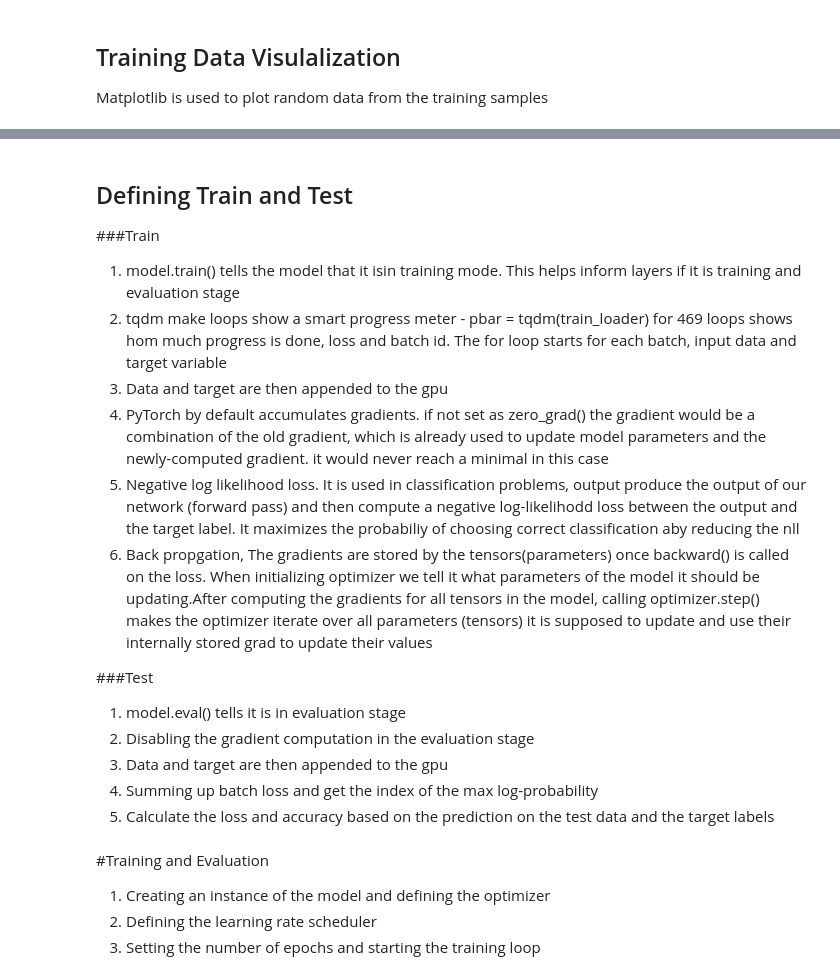
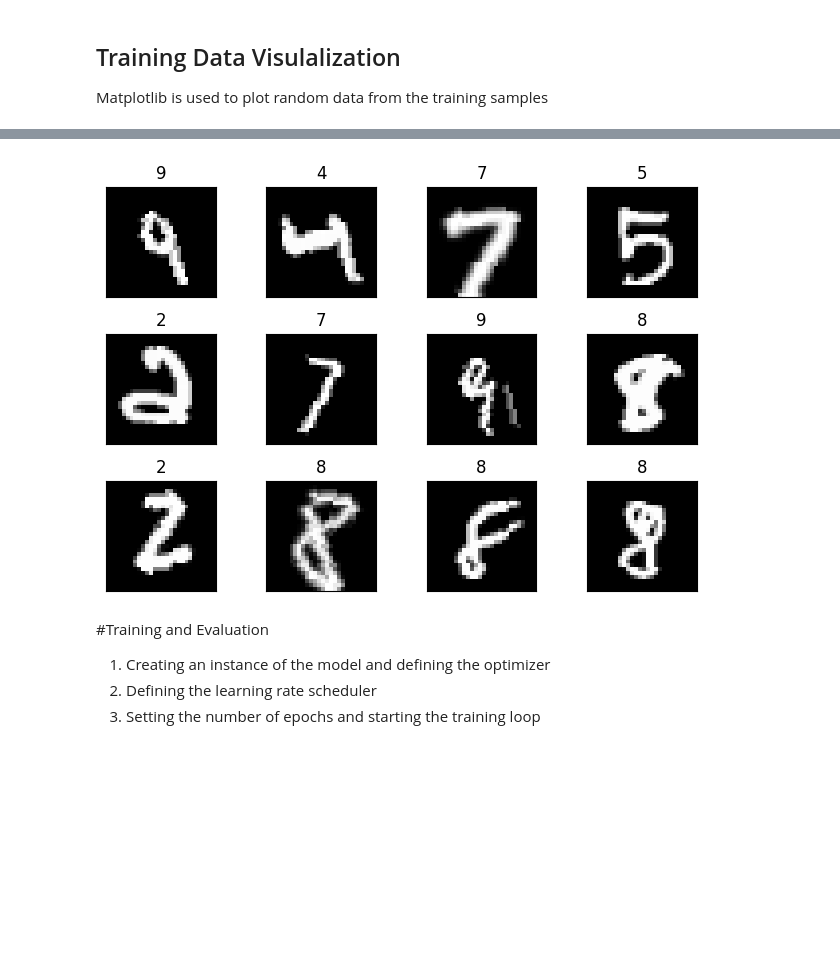
Before and after one commit to prarthanats/ERA, a Jupyter notebook: S5_Assignment/MNIST_Handwritten_Digit_Classification_using_Convolution_Neural_Network__S5.ipynb, the cells around one changed output, grey strips where cells are left out. Drawn from its saved outputs; the diff is of its cells as text; code cells hidden in the pictures; blank space fills up the shorter version.

```diff
--- a/S5_Assignment/MNIST_Handwritten_Digit_Classification_using_Convolution_Neural_Network__S5.ipynb
+++ b/S5_Assignment/MNIST_Handwritten_Digit_Classification_using_Convolution_Neural_Network__S5.ipynb
@@ -30,21 +32,8 @@ The testing data are used to check the model's performance on data. For this nos
 
 The model is trained on MNIST data and the data normalization needs to be done to the mean and standard deviation of the images to what the network expects. Mean Pixel value is 33.79122543334961, and Standard deviation is 79.17247009277344 and when scaled it is 0.1325146108865738 and 0.3104802668094635 respectively.
 # %%
-train_transforms = transforms.Compose([
-    transforms.RandomApply([transforms.CenterCrop(22), ], p=0.1),
-    transforms.Resize((28, 28)),
-    transforms.RandomRotation((-15., 15.), fill=0),
-    transforms.ToTensor(),
-    transforms.Normalize((0.1307,), (0.3081,)),
-    ])
-
-test_transforms = transforms.Compose([
-    transforms.ToTensor(),
-    transforms.Normalize((0.1307,), (0.3081,))
-    ])
-
-train_data = datasets.MNIST('../data', train=True, download=True, transform=train_transforms)
-test_data = datasets.MNIST('../data', train=False, download=True, transform=test_transforms)
+train_data, train_loader = get_trainloader()
+test_data, test_loader = get_testloader()
 
 print(train_data.data.size())
 print(train_data.targets.size())
@@ -84,10 +81,3 @@ Scaled Pixel Values Std: 0.3104802668094635
-# %%
-batch_size = 512
-
-kwargs = {'batch_size': batch_size, 'shuffle': True, 'num_workers': 2, 'pin_memory': True}
-
-test_loader = torch.utils.data.DataLoader(test_data, **kwargs)
-train_loader = torch.utils.data.DataLoader(train_data, **kwargs)
 # %% [markdown]
 ## Training Data Visulalization
 
@@ -140,17 +84,0 @@ class Net(nn.Module):
-# %% [markdown]
-## Defining Train and Test
-
-###Train
-1. model.train() tells the model that it isin training mode. This helps inform layers if it is training and evaluation stage
-2. tqdm  make  loops show a smart progress meter - pbar = tqdm(train_loader) for 469 loops shows hom much progress is done, loss and batch id. The for loop starts for each batch, input data and target variable
-3. Data and target are then appended to the gpu
-4. PyTorch by default accumulates gradients. if not set as zero_grad() the gradient would be a combination of the old gradient, which is already used to update model parameters and the newly-computed gradient. it would never reach a minimal in this case
-5. Negative log likelihood loss. It is used in classification problems, output produce the output of our network (forward pass) and then compute a negative log-likelihodd loss between the output and the target label. It maximizes the probabiliy of choosing correct classification aby reducing the nll
-6. Back propgation, The gradients are stored by the tensors(parameters)  once backward() is called on the loss. When initializing optimizer we tell it what parameters of the model it should be updating.After computing the gradients for all tensors in the model, calling optimizer.step() makes the optimizer iterate over all parameters (tensors) it is supposed to update and use their internally stored grad to update their values
-
-###Test
-1. model.eval() tells it is in evaluation stage
-2. Disabling the gradient computation in the evaluation stage
-3. Data and target are then appended to the gpu
-4. Summing up batch loss and  get the index of the max log-probability
-5. Calculate the loss and accuracy based on the prediction on the test data and the target labels
@@ -224,3 +85,7 @@ def test(model, device, test_loader, criterion):
+# %%
+data_visualization(train_loader)
+# %% [output]
+[figure, added]
 # %% [markdown]
 #Training and Evaluation
 
```
Also changed, not shown: parts of 11 cells of this notebook.
